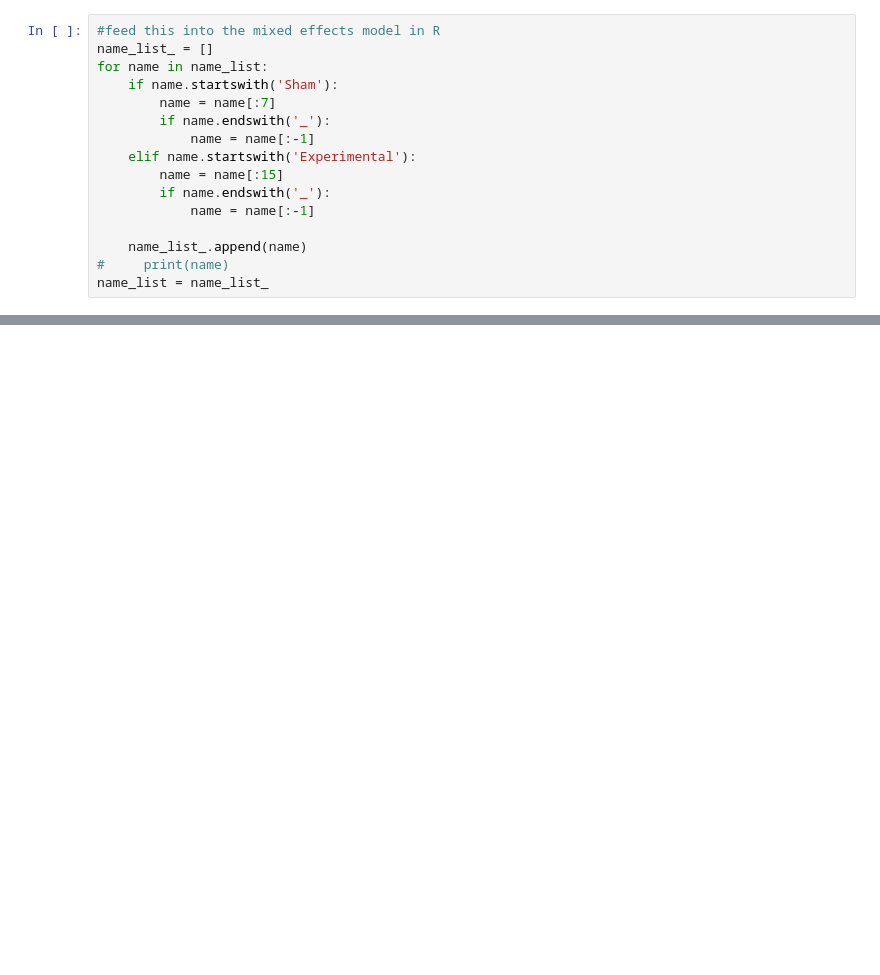
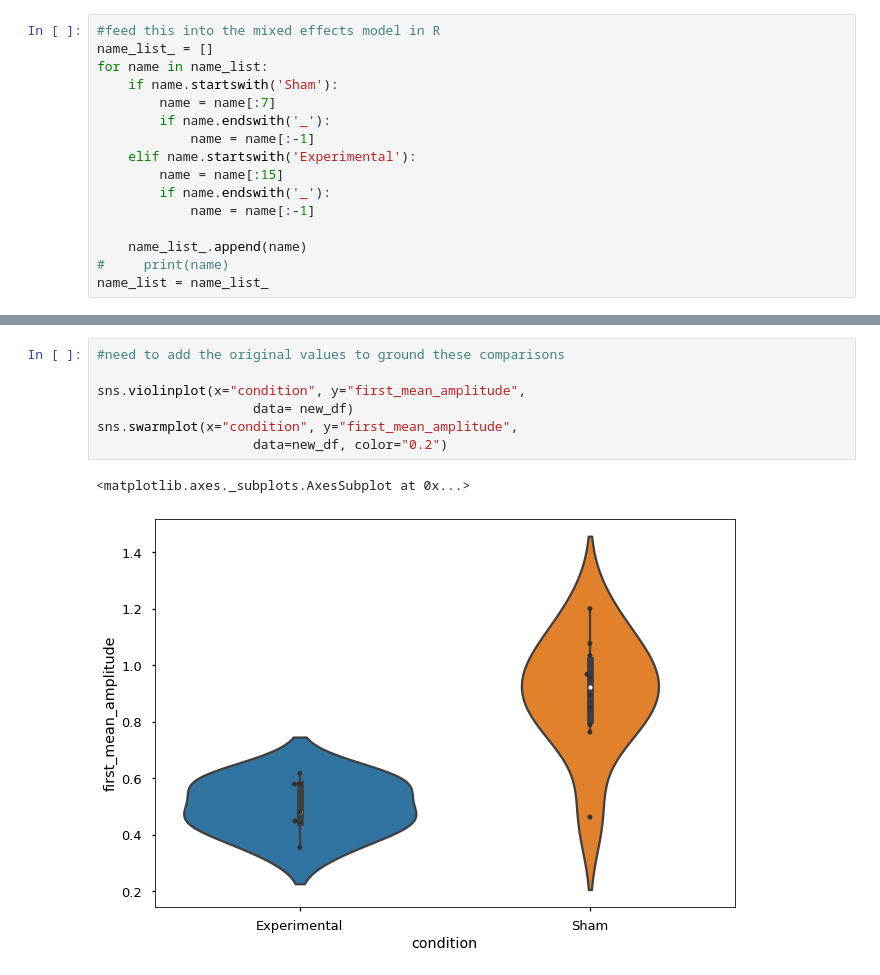
Before and after one commit to itsMahad/MothAbdominalRestriction, a Jupyter notebook: A_Step7_Displacement_Distance_Tortuosity_Loop.ipynb, the cells around one changed output, grey strips where cells are left out. Cells and saved outputs as stored; diff of their text form; blank space fills up the shorter version.

```diff
--- a/A_Step7_Displacement_Distance_Tortuosity_Loop.ipynb
+++ b/A_Step7_Displacement_Distance_Tortuosity_Loop.ipynb
@@ -260,0 +278,10 @@ new_df
+# %%
+#need to add the original values to ground these comparisons
+
+sns.violinplot(x="condition", y="first_mean_amplitude",
+                    data= new_df)
+sns.swarmplot(x="condition", y="first_mean_amplitude",
+                    data=new_df, color="0.2")
+# %% [output]
+<matplotlib.axes._subplots.AxesSubplot at 0x...>
+[figure, added]
```
Also changed, not shown: parts of 20 cells of this notebook.
